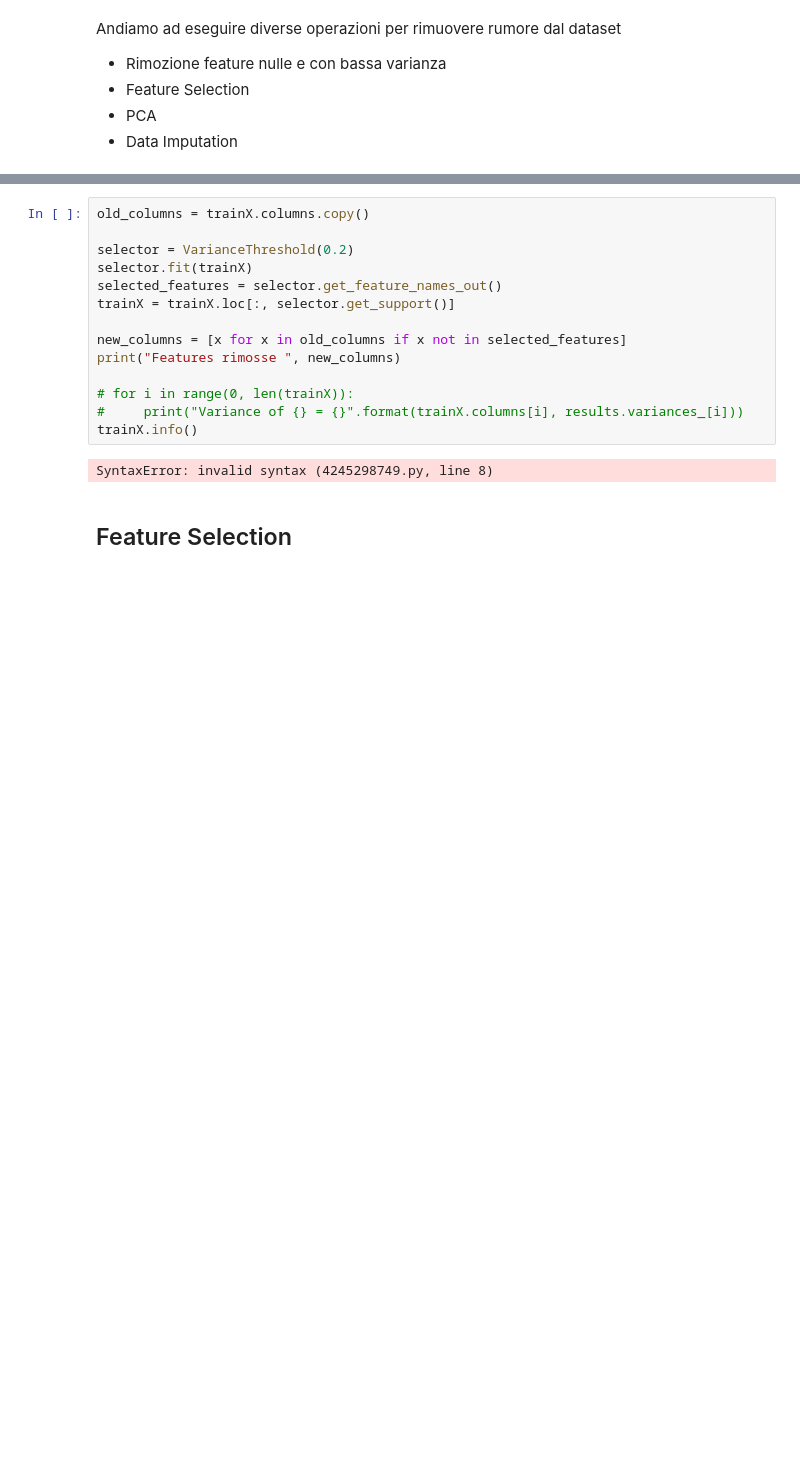
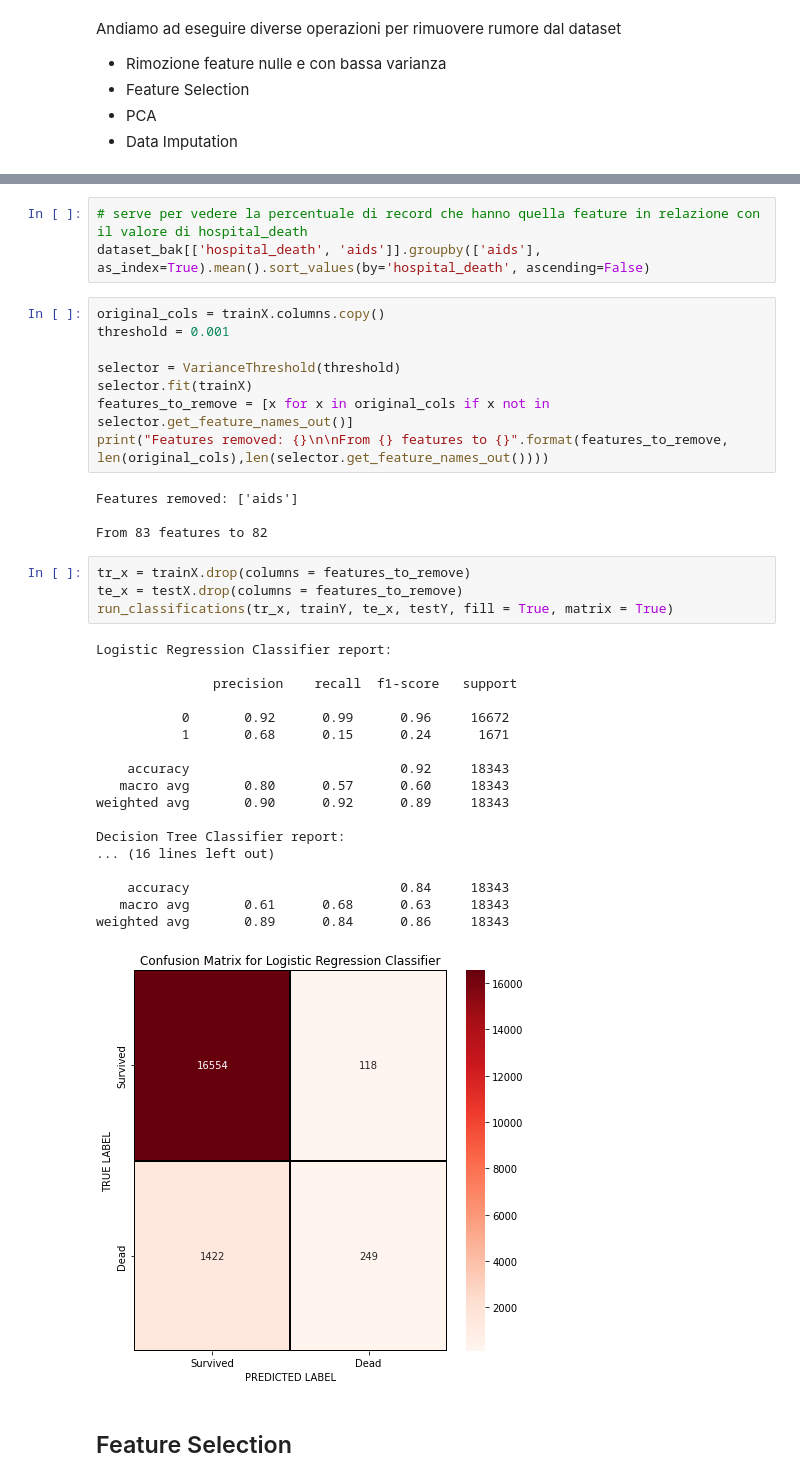
Before and after one commit to danilo-dellorco/ml-project, a Jupyter notebook: mich.ipynb, the cells around one changed output, grey strips where cells are left out. Cells and saved outputs as stored; diff of their text form; blank space fills up the shorter version.

Commit message:
variance thr

```diff
--- a/mich.ipynb
+++ b/mich.ipynb
@@ -356,20 +301,42 @@ Vengono rimosse le feature:
 
 TODO rivalutare dopo se variando la threshold le classificazioni migliorano
-# %%
-old_columns = trainX.columns.copy()
-
-selector = VarianceThreshold(0.2)
-selector.fit(trainX)
-selected_features = selector.get_feature_names_out()
-trainX = trainX.loc[:, selector.get_support()]
-
-new_columns = [x for x in old_columns if x not in selected_features]
-print("Features rimosse ", new_columns)
-
-# for i in range(0, len(trainX)):
-#     print("Variance of {} = {}".format(trainX.columns[i], results.variances_[i]))
-trainX.info()
-# %% [output]
-SyntaxError: invalid syntax (4245298749.py, line 8)
+# %%
+# serve per vedere la percentuale di record che hanno quella feature in relazione con il valore di hospital_death
+dataset_bak[['hospital_death', 'aids']].groupby(['aids'], as_index=True).mean().sort_values(by='hospital_death', ascending=False)
+# %%
+original_cols = trainX.columns.copy()
+threshold = 0.001
+
+selector = VarianceThreshold(threshold)
+selector.fit(trainX)
+features_to_remove = [x for x in original_cols if x not in selector.get_feature_names_out()]
+print("Features removed: {}\n\nFrom {} features to {}".format(features_to_remove, len(original_cols),len(selector.get_feature_names_out())))
+# %% [output]
+Features removed: ['aids']
+
+From 83 features to 82
+# %%
+tr_x = trainX.drop(columns = features_to_remove)
+te_x = testX.drop(columns = features_to_remove)
+run_classifications(tr_x, trainY, te_x, testY, fill = True, matrix = True)
+# %% [output]
+Logistic Regression Classifier report:
+
+               precision    recall  f1-score   support
+
+           0       0.92      0.99      0.96     16672
+           1       0.68      0.15      0.24      1671
+
+    accuracy                           0.92     18343
+   macro avg       0.80      0.57      0.60     18343
+weighted avg       0.90      0.92      0.89     18343
+
+Decision Tree Classifier report:
+... (16 lines left out)
+
+    accuracy                           0.84     18343
+   macro avg       0.61      0.68      0.63     18343
+weighted avg       0.89      0.84      0.86     18343
+[figure, added]
 # %% [markdown]
 ## Feature Selection
```
Also changed, not shown: parts of 10 cells of this notebook.
